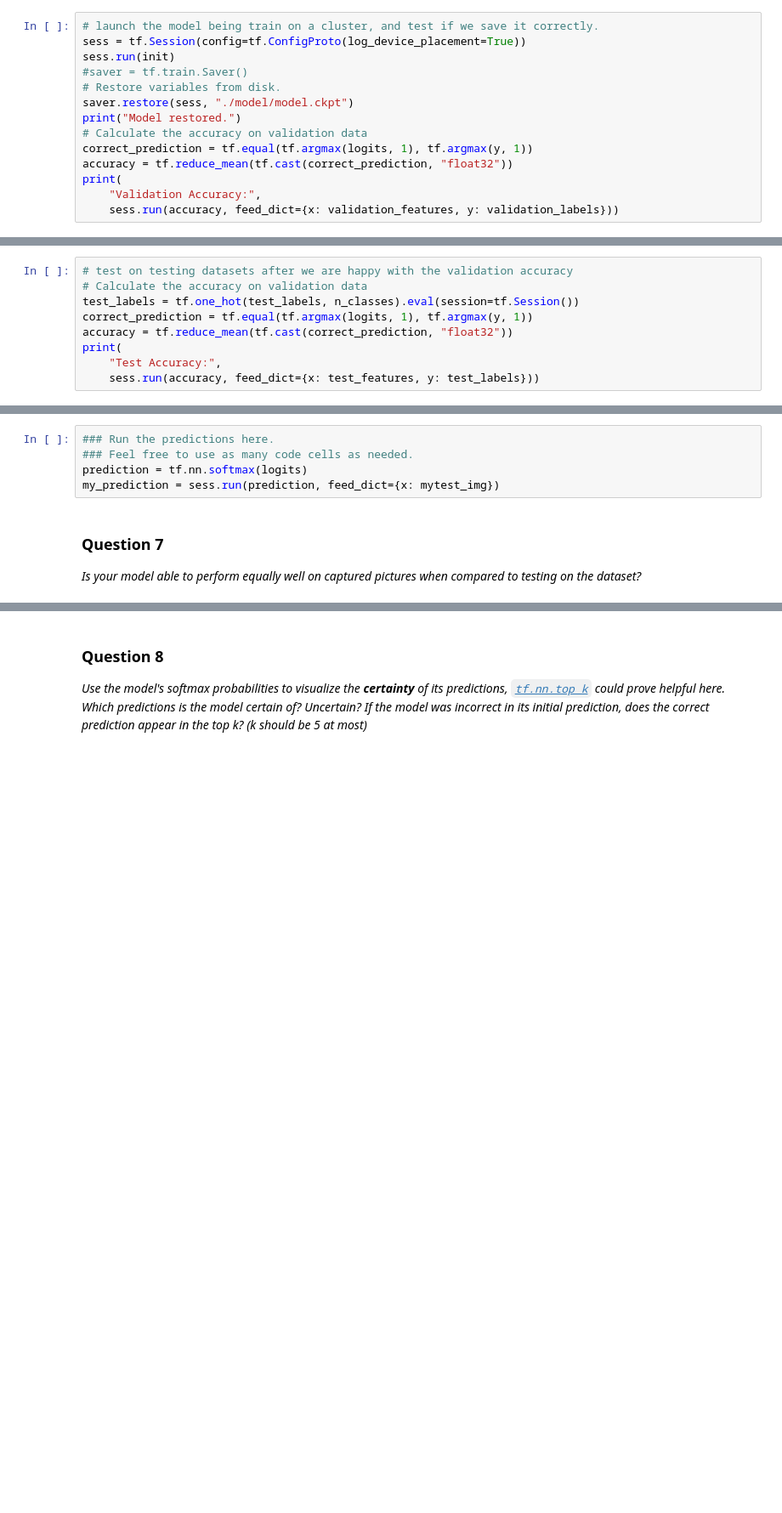
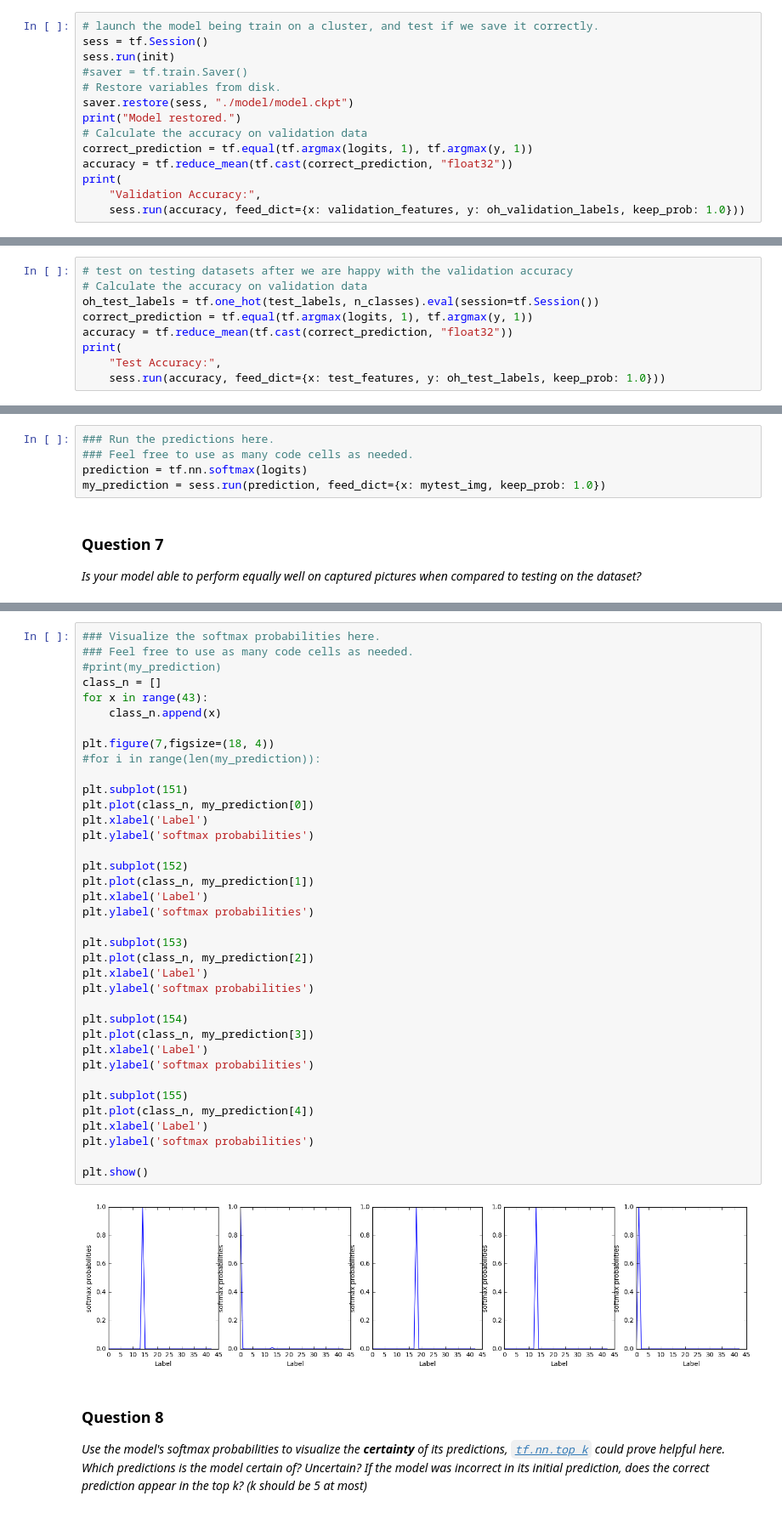
Before and after one commit to avavavsf/Traffic-Sign-Classification, a Jupyter notebook: Traffic_Signs_Recognition.ipynb, the cells around one changed output, grey strips where cells are left out. Shown at 85% size. Cells and saved outputs as stored; diff of their text form; blank space fills up the shorter version.

Commit message:
architecure updated, accuracy improved

```diff
--- a/Traffic_Signs_Recognition.ipynb
+++ b/Traffic_Signs_Recognition.ipynb
@@ -428,6 +465,6 @@ with tf.Session() as sess:
 # %%
 # launch the model being train on a cluster, and test if we save it correctly.
-sess = tf.Session(config=tf.ConfigProto(log_device_placement=True))
+sess = tf.Session()
 sess.run(init)
 #saver = tf.train.Saver()
 # Restore variables from disk.
@@ -438,6 +475,6 @@ correct_prediction = tf.equal(tf.argmax(logits, 1), tf.argmax(y, 1))
 accuracy = tf.reduce_mean(tf.cast(correct_prediction, "float32"))
 print(
     "Validation Accuracy:",
-    sess.run(accuracy, feed_dict={x: validation_features, y: validation_labels}))
+    sess.run(accuracy, feed_dict={x: validation_features, y: oh_validation_labels, keep_prob: 1.0}))
 # %% [output]
 Model restored.
@@ -445,10 +482,10 @@ Validation Accuracy: 0.914205
 # %%
 # test on testing datasets after we are happy with the validation accuracy
 # Calculate the accuracy on validation data
-test_labels = tf.one_hot(test_labels, n_classes).eval(session=tf.Session())
+oh_test_labels = tf.one_hot(test_labels, n_classes).eval(session=tf.Session())
 correct_prediction = tf.equal(tf.argmax(logits, 1), tf.argmax(y, 1))
 accuracy = tf.reduce_mean(tf.cast(correct_prediction, "float32"))
 print(
     "Test Accuracy:",
-    sess.run(accuracy, feed_dict={x: test_features, y: test_labels}))
+    sess.run(accuracy, feed_dict={x: test_features, y: oh_test_labels, keep_prob: 1.0}))
 # %% [output]
@@ -514,7 +554,7 @@ I searched the internet and chose the above 5 images, and then resize them to [3
 ### Run the predictions here.
 ### Feel free to use as many code cells as needed.
 prediction = tf.nn.softmax(logits)
-my_prediction = sess.run(prediction, feed_dict={x: mytest_img})
+my_prediction = sess.run(prediction, feed_dict={x: mytest_img, keep_prob: 1.0})
 # %% [markdown]
 ### Question 7
 
@@ -547,3 +565,42 @@ print(my_prediction)
+# %%
+### Visualize the softmax probabilities here.
+### Feel free to use as many code cells as needed.
+#print(my_prediction)
+class_n = []
+for x in range(43):
+    class_n.append(x)
+
+plt.figure(7,figsize=(18, 4))
+#for i in range(len(my_prediction)):
+
+plt.subplot(151)
+plt.plot(class_n, my_prediction[0])
+plt.xlabel('Label')
+plt.ylabel('softmax probabilities')
+
+plt.subplot(152)
+plt.plot(class_n, my_prediction[1])
+plt.xlabel('Label')
+plt.ylabel('softmax probabilities')
+
+plt.subplot(153)
+plt.plot(class_n, my_prediction[2])
+plt.xlabel('Label')
+plt.ylabel('softmax probabilities')
+
+plt.subplot(154)
+plt.plot(class_n, my_prediction[3])
+plt.xlabel('Label')
+plt.ylabel('softmax probabilities')
+
+plt.subplot(155)
+plt.plot(class_n, my_prediction[4])
+plt.xlabel('Label')
+plt.ylabel('softmax probabilities')
+
+plt.show()
+# %% [output]
+[figure, added]
 # %% [markdown]
 ### Question 8
 
```
Also changed, not shown: parts of 23 cells of this notebook, 9 other files.
